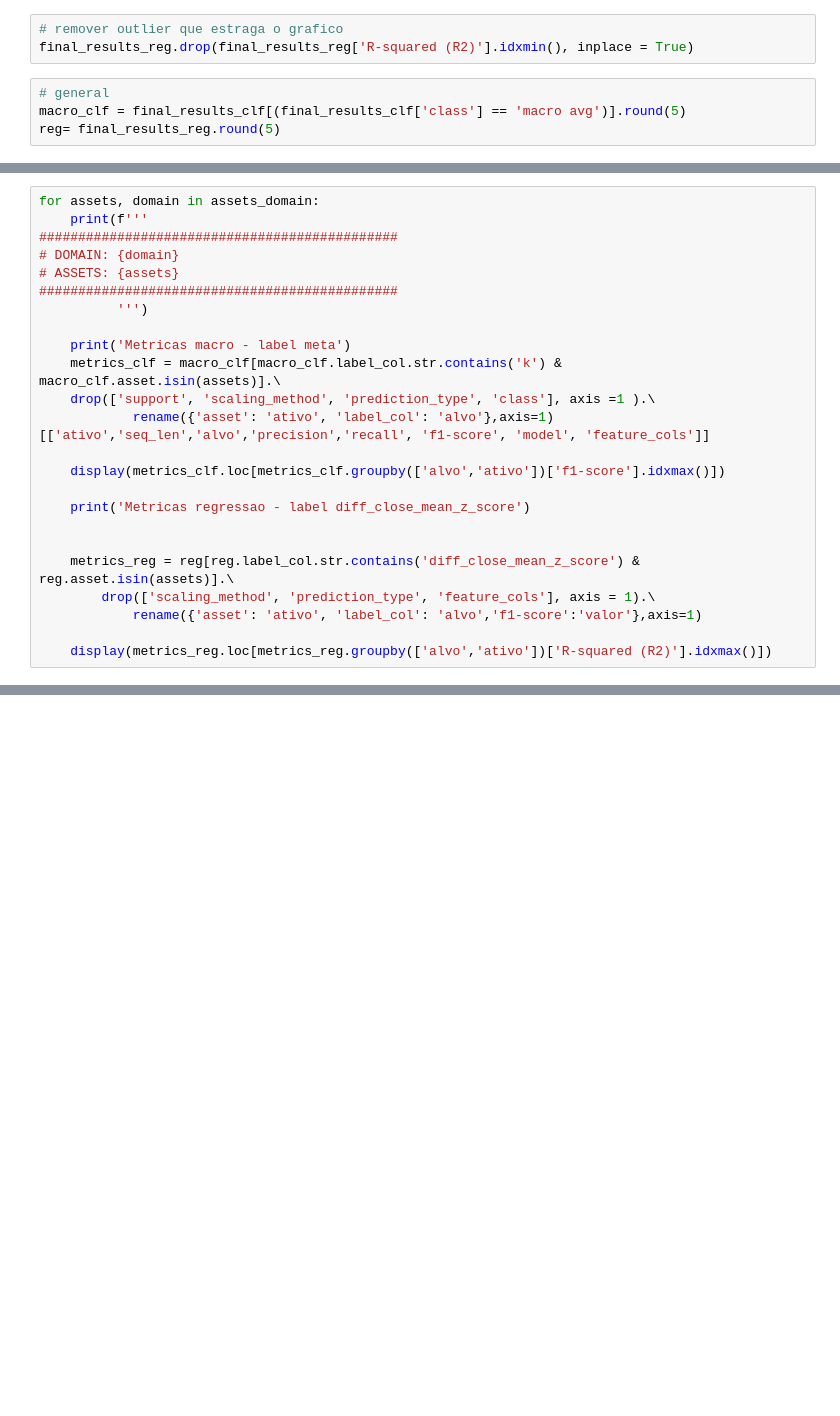
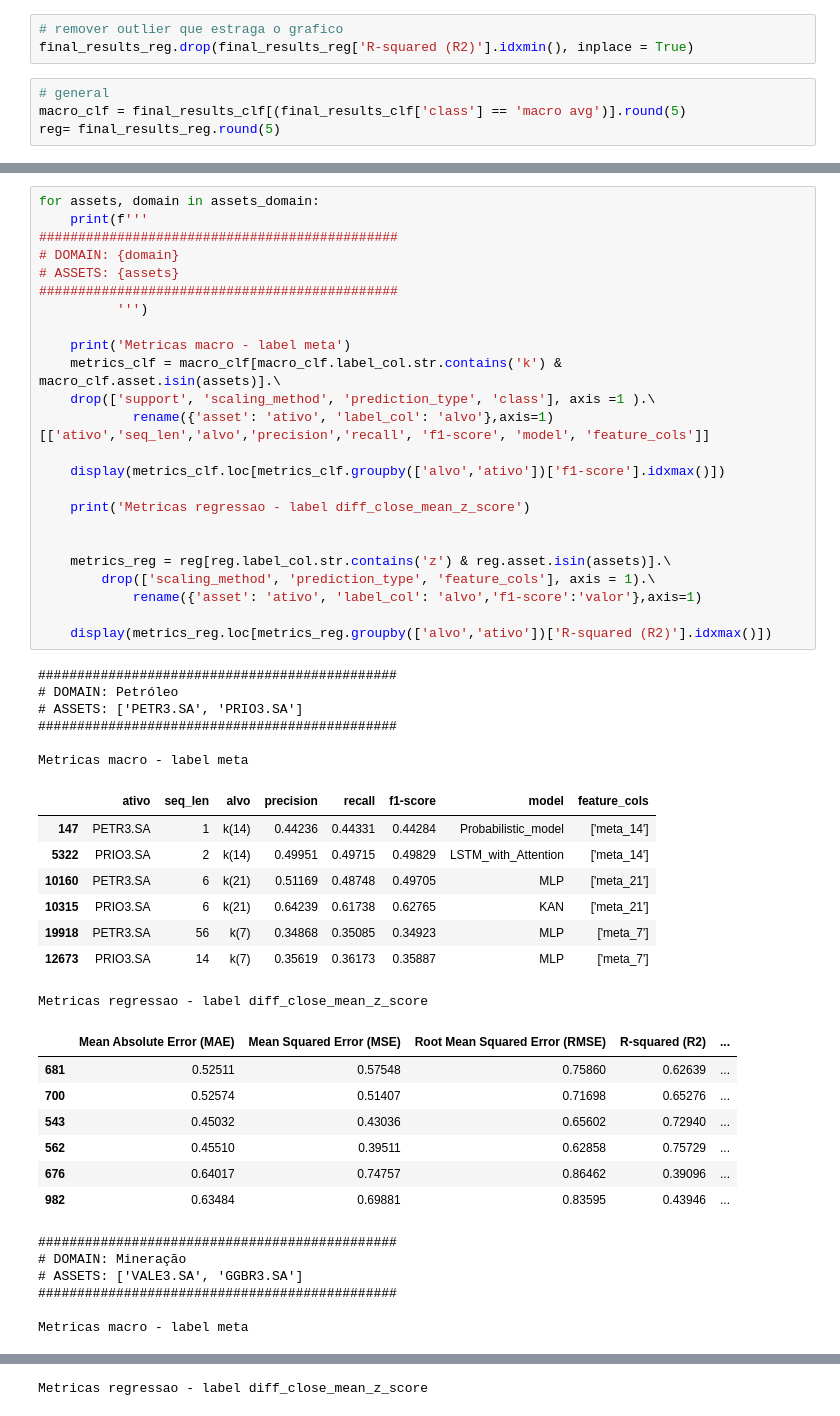
Before and after one commit to semcovici/Mean-Reversion-Prediction-with-Brazilian-Stocks-Market, a Jupyter notebook: notebooks/results_monografia.ipynb, the cells around one changed output, grey strips where cells are left out. Cells and saved outputs as stored; diff of their text form; blank space fills up the shorter version.

```diff
--- a/notebooks/results_monografia.ipynb
+++ b/notebooks/results_monografia.ipynb
@@ -442,24 +545,52 @@ Metricas regressao - label diff_close_mean_z_score
 # %%
 for assets, domain in assets_domain:
     print(f'''
 ##############################################
 # DOMAIN: {domain}
 # ASSETS: {assets}
 ##############################################
           ''')
 
     print('Metricas macro - label meta')
     metrics_clf = macro_clf[macro_clf.label_col.str.contains('k') & macro_clf.asset.isin(assets)].\
     drop(['support', 'scaling_method', 'prediction_type', 'class'], axis =1 ).\
             rename({'asset': 'ativo', 'label_col': 'alvo'},axis=1)[['ativo','seq_len','alvo','precision','recall', 'f1-score', 'model', 'feature_cols']]
 
     display(metrics_clf.loc[metrics_clf.groupby(['alvo','ativo'])['f1-score'].idxmax()])
 
     print('Metricas regressao - label diff_close_mean_z_score')
 
 
-    metrics_reg = reg[reg.label_col.str.contains('diff_close_mean_z_score') & reg.asset.isin(assets)].\
+    metrics_reg = reg[reg.label_col.str.contains('z') & reg.asset.isin(assets)].\
         drop(['scaling_method', 'prediction_type', 'feature_cols'], axis = 1).\
             rename({'asset': 'ativo', 'label_col': 'alvo','f1-score':'valor'},axis=1)
 
     display(metrics_reg.loc[metrics_reg.groupby(['alvo','ativo'])['R-squared (R2)'].idxmax()])
+# %% [output]
+##############################################
+# DOMAIN: Petróleo
+# ASSETS: ['PETR3.SA', 'PRIO3.SA']
+##############################################
+
+Metricas macro - label meta
+|  | ativo | seq_len | alvo | precision | recall | f1-score | model | feature_cols |
+| 147 | PETR3.SA | 1 | k(14) | 0.44236 | 0.44331 | 0.44284 | Probabilistic_model | ['meta_14'] |
+| 5322 | PRIO3.SA | 2 | k(14) | 0.49951 | 0.49715 | 0.49829 | LSTM_with_Attention | ['meta_14'] |
+| 10160 | PETR3.SA | 6 | k(21) | 0.51169 | 0.48748 | 0.49705 | MLP | ['meta_21'] |
+| 10315 | PRIO3.SA | 6 | k(21) | 0.64239 | 0.61738 | 0.62765 | KAN | ['meta_21'] |
+| 19918 | PETR3.SA | 56 | k(7) | 0.34868 | 0.35085 | 0.34923 | MLP | ['meta_7'] |
+| 12673 | PRIO3.SA | 14 | k(7) | 0.35619 | 0.36173 | 0.35887 | MLP | ['meta_7'] |
+Metricas regressao - label diff_close_mean_z_score
+|  | Mean Absolute Error (MAE) | Mean Squared Error (MSE) | Root Mean Squared Error (RMSE) | R-squared (R2) | ... |
+| 681 | 0.52511 | 0.57548 | 0.75860 | 0.62639 | ... |
+| 700 | 0.52574 | 0.51407 | 0.71698 | 0.65276 | ... |
+| 543 | 0.45032 | 0.43036 | 0.65602 | 0.72940 | ... |
+| 562 | 0.45510 | 0.39511 | 0.62858 | 0.75729 | ... |
+| 676 | 0.64017 | 0.74757 | 0.86462 | 0.39096 | ... |
+| 982 | 0.63484 | 0.69881 | 0.83595 | 0.43946 | ... |
+##############################################
+# DOMAIN: Mineração
+# ASSETS: ['VALE3.SA', 'GGBR3.SA']
+##############################################
+
+Metricas macro - label meta
@@ -465,0 +604 @@ for assets, domain in assets_domain:
+Metricas regressao - label diff_close_mean_z_score
```
Also changed, not shown: parts of 15 cells of this notebook, 42 other files.
